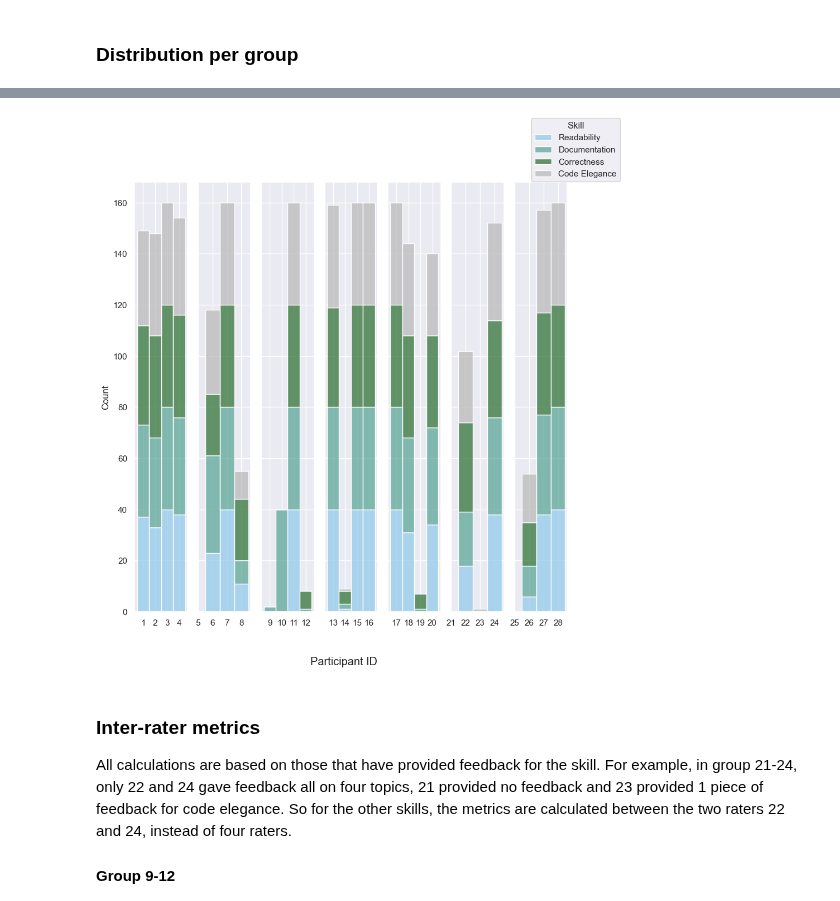
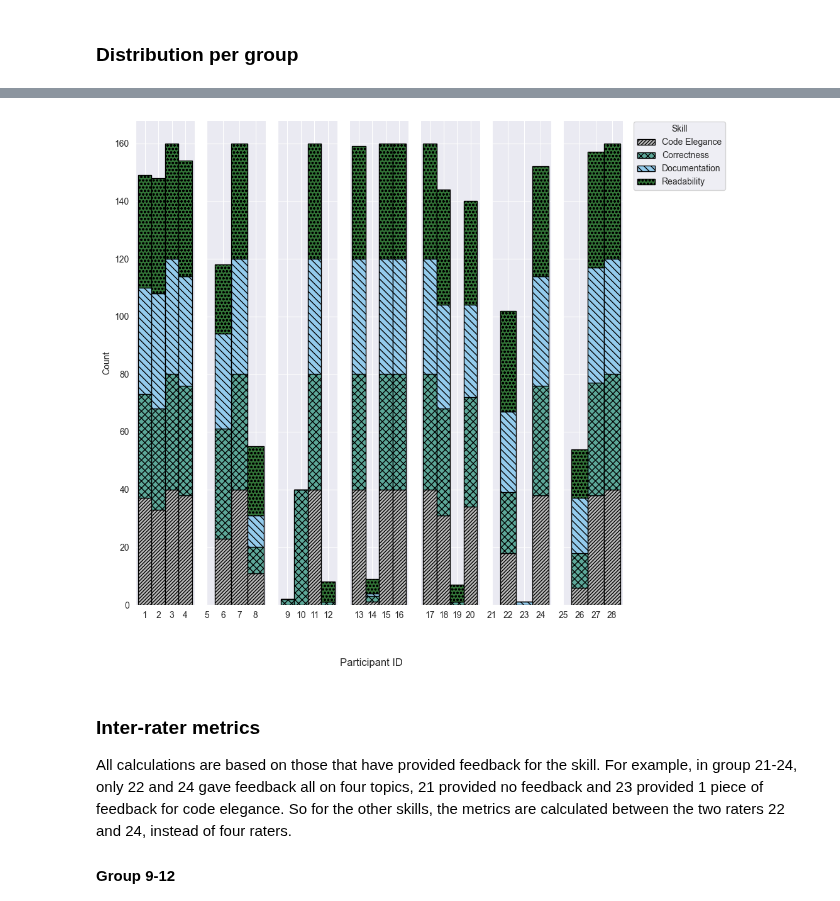
Before and after one commit to m-messer/Consistency_In_Grading_Analysis, a Jupyter notebook: feedback/feedback_inter_consistency.ipynb, the cells around one changed output, grey strips where cells are left out. Drawn from its saved outputs; the diff is of its cells as text; code cells hidden in the pictures.

Commit message:
Fixed plots for thesis

```diff
--- a/feedback/feedback_inter_consistency.ipynb
+++ b/feedback/feedback_inter_consistency.ipynb
@@ -251,7 +253,7 @@ inter_rater_sim_df[(inter_rater_sim_df['group'] == '5-8') & (inter_rater_sim_df[
 | 1637 | 5-8 | Correctness | 31.0 | 7 | 8 | It is basically correct. | some challenge tasks are not comp... | ... |
 | 1635 | 5-8 | Correctness | 31.0 | 6 | 7 | At least 2 predators do not compe... | It is basically correct. | ... |
 # %%
-g = sns.boxplot(inter_rater_sim_df_mean, x='group', y='sim', hue='skill', palette=sns.color_palette([grey, darkgreen, teal, blue]), hue_order=['Correctness', 'Code Elegance', 'Readability', 'Documentation'])
+g = sns.boxplot(inter_rater_sim_df_mean, x='group', y='sim', hue='skill', palette=sns.color_palette([grey, darkgreen, teal, blue]), hue_order=[ 'Code Elegance', 'Correctness', 'Documentation', 'Readability'])
 g.set(xlabel='Group', ylabel='Average Cosine Similarity per Assignment', ylim=(-0.075, 1))
 sns.move_legend(g, "upper left", bbox_to_anchor=(1, 1), title='Skill')
 g.get_figure().savefig('plots/inter_rater_sim.pdf', bbox_inches='tight')
@@ -320,21 +322,30 @@ dist_df.head()
 # %%
 fig, axs = plt.subplots(1, 7, figsize=(10, 10), sharey=True)
 
 groups = dist_df['group'].unique().tolist()
 
 for i in range(len(groups)):
-    sns.histplot(dist_df[dist_df['group'] == groups[i]], x='participant_id', hue='skill', multiple='stack', discrete=True, ax=axs[i], legend=False, palette=color_pallete)
+    g = sns.histplot(dist_df[dist_df['group'] == groups[i]], x='participant_id', hue='skill', multiple='stack', discrete=True, ax=axs[i], legend=False, stat='count', hue_order=['Correctness', 'Code Elegance', 'Documentation', 'Readability'])
     group_split = groups[i].split('-')
     axs[i].set_xticks(range(int(group_split[0]), int(group_split[1]) + 1))
     axs[i].set(xlabel='')
-    # plt.tight_layout(pad=2)
+
+    hatches = ['//', 'x', '\\', 'o']
+    colors = [grey, teal, blue, darkgreen]
+    styles = zip(hatches, colors)
+
+    for style, these_bars in zip(styles, g.containers):
+        for this_bar in these_bars:
+            this_bar.set_hatch(3 * style[0])
+            this_bar.set_facecolor(style[1])
+            this_bar.set_edgecolor('black')
 
 
 fig.supxlabel('Participant ID')
-fig.legend(labels=['Readability', 'Documentation', 'Correctness', 'Code Elegance'], loc='upper right', title='Skill')
+fig.legend(labels=[ 'Code Elegance', 'Correctness','Documentation', 'Readability'], title='Skill', bbox_to_anchor=(1.07, 0.885))
 fig.savefig('plots/feedback_dist_participant.pdf', bbox_inches='tight')
 # %% [output]
-[figure, old version]
+[figure, new version]
 # %% [markdown]
 ### Inter-rater metrics
 All calculations are based on those that have provided feedback for the skill. For example, in group 21-24, only 22 and 24 gave feedback all on four topics, 21 provided no feedback and 23 provided 1 piece of feedback for code elegance.
```
Also changed, not shown: parts of 10 cells of this notebook, 5 other files.
